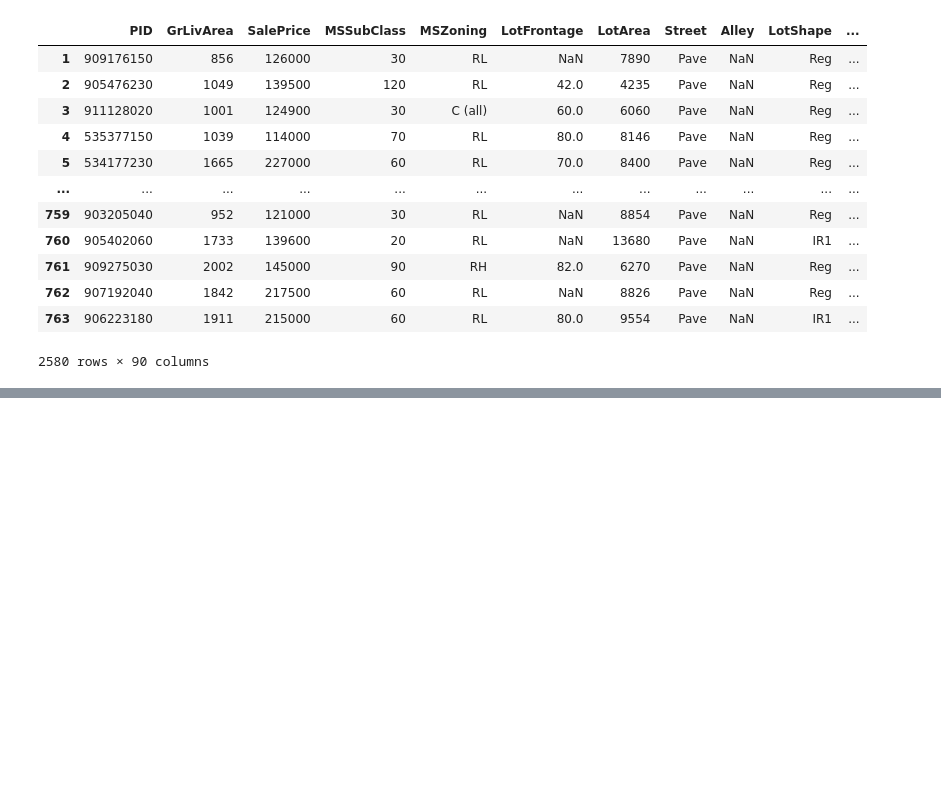
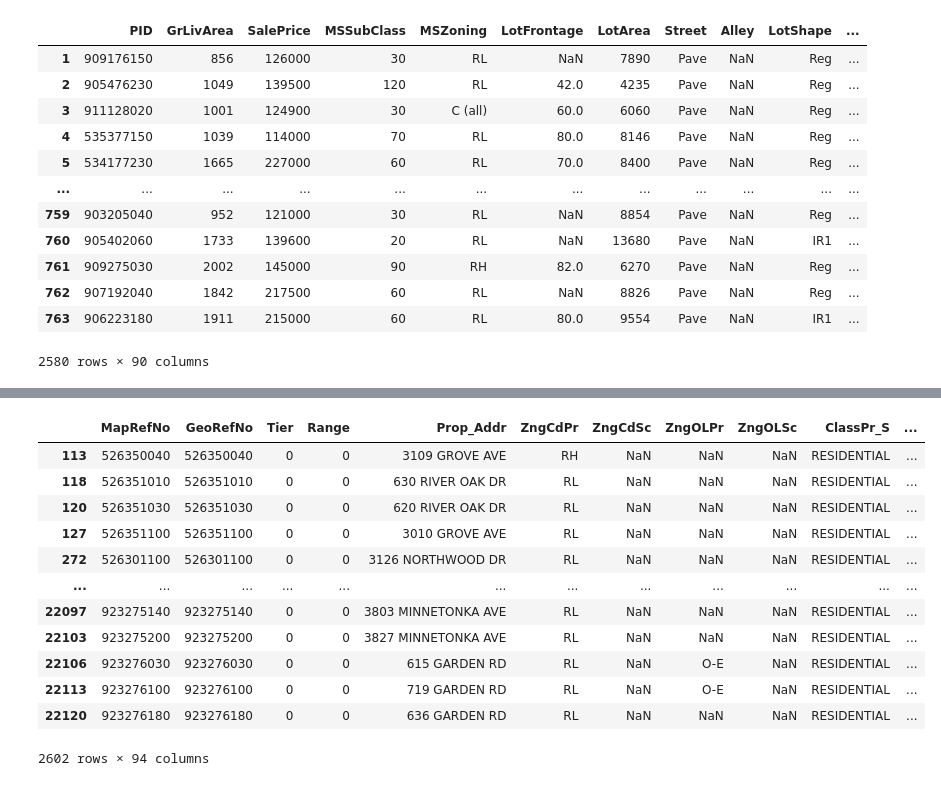
Before and after one commit to asilbert/MLProject, a Jupyter notebook: MLProject_V3.ipynb, the cells around one changed output, grey strips where cells are left out. Cells and saved outputs as stored; diff of their text form; code cells hidden in the pictures; blank space fills up the shorter version.

```diff
--- a/MLProject_V3.ipynb
+++ b/MLProject_V3.ipynb
@@ -2371,0 +2709,16 @@ Ames
+# %%
+geo_filtered
+# %% [output]
+|  | MapRefNo | GeoRefNo | Tier | Range | Prop_Addr | ZngCdPr | ZngCdSc | ZngOLPr | ZngOLSc | ClassPr_S | ... |
+| 113 | 526350040 | 526350040 | 0 | 0 | 3109 GROVE AVE | RH | NaN | NaN | NaN | RESIDENTIAL | ... |
+| 118 | 526351010 | 526351010 | 0 | 0 | 630 RIVER OAK DR | RL | NaN | NaN | NaN | RESIDENTIAL | ... |
+| 120 | 526351030 | 526351030 | 0 | 0 | 620 RIVER OAK DR | RL | NaN | NaN | NaN | RESIDENTIAL | ... |
+| 127 | 526351100 | 526351100 | 0 | 0 | 3010 GROVE AVE | RL | NaN | NaN | NaN | RESIDENTIAL | ... |
+| 272 | 526301100 | 526301100 | 0 | 0 | 3126 NORTHWOOD DR | RL | NaN | NaN | NaN | RESIDENTIAL | ... |
+| ... | ... | ... | ... | ... | ... | ... | ... | ... | ... | ... | ... |
+| 22097 | 923275140 | 923275140 | 0 | 0 | 3803 MINNETONKA AVE | RL | NaN | NaN | NaN | RESIDENTIAL | ... |
+| 22103 | 923275200 | 923275200 | 0 | 0 | 3827 MINNETONKA AVE | RL | NaN | NaN | NaN | RESIDENTIAL | ... |
+| 22106 | 923276030 | 923276030 | 0 | 0 | 615 GARDEN RD | RL | NaN | O-E | NaN | RESIDENTIAL | ... |
+| 22113 | 923276100 | 923276100 | 0 | 0 | 719 GARDEN RD | RL | NaN | O-E | NaN | RESIDENTIAL | ... |
+| 22120 | 923276180 | 923276180 | 0 | 0 | 636 GARDEN RD | RL | NaN | NaN | NaN | RESIDENTIAL | ... |
+2602 rows × 94 columns
```
Also changed, not shown: parts of 14 cells of this notebook, 3 other files.
